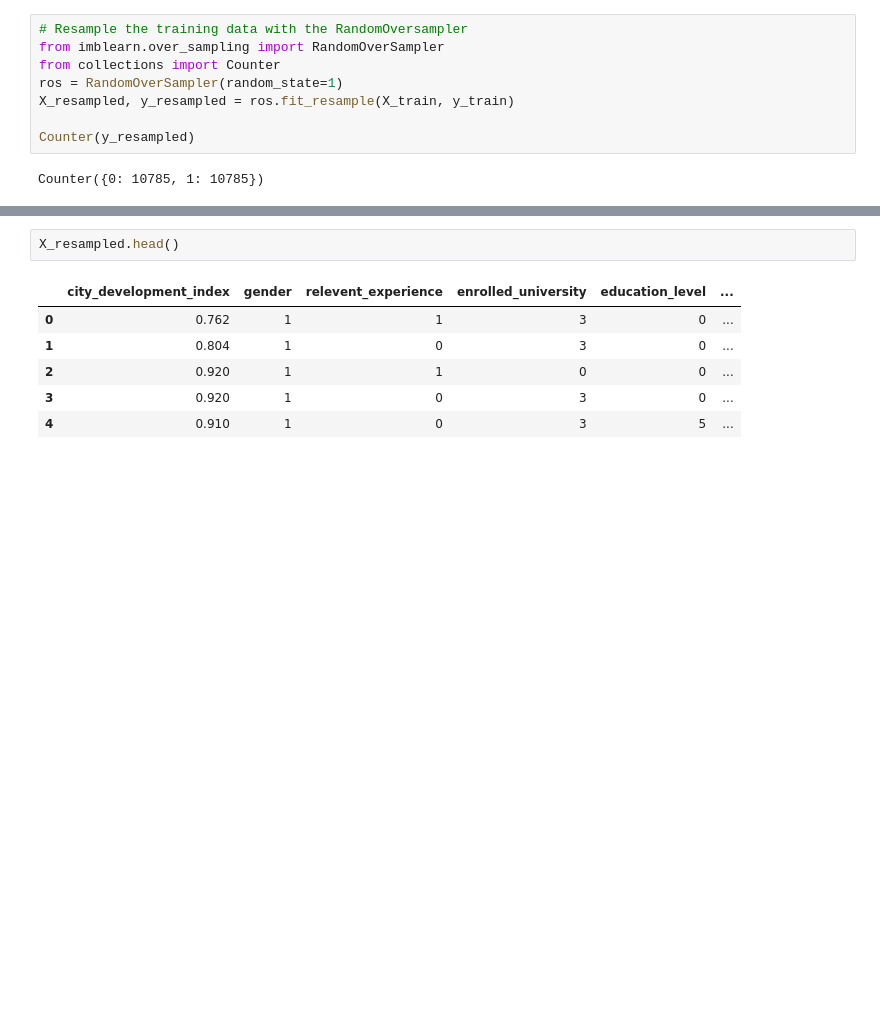
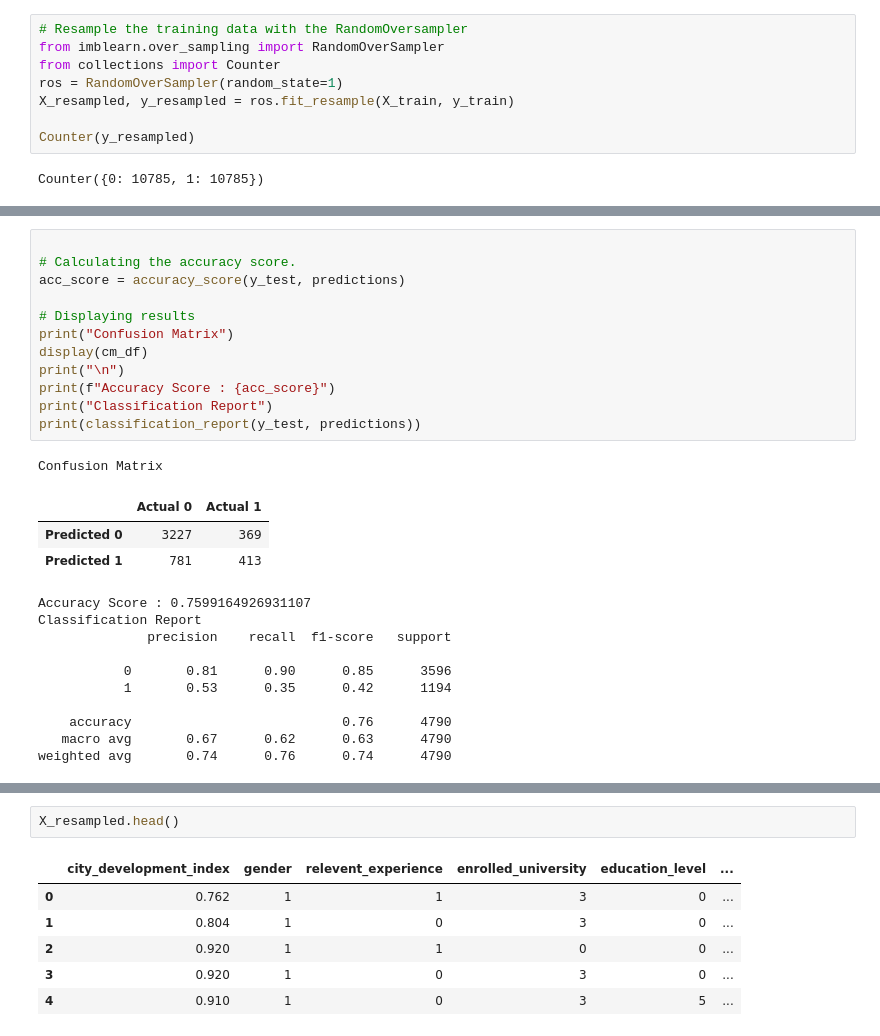
Before and after one commit to mermaidzhang/Job-Change-of-Data-Scientists, a Jupyter notebook: Segment2_code.ipynb, the cells around one changed output, grey strips where cells are left out. Drawn from its saved outputs; the diff is of its cells as text; blank space fills up the shorter version.

```diff
--- a/Segment2_code.ipynb
+++ b/Segment2_code.ipynb
@@ -613,0 +626,27 @@ Counter({0: 10785, 1: 10785})
+# %%
+
+# Calculating the accuracy score.
+acc_score = accuracy_score(y_test, predictions)
+
+# Displaying results
+print("Confusion Matrix")
+display(cm_df)
+print("\n")
+print(f"Accuracy Score : {acc_score}")
+print("Classification Report")
+print(classification_report(y_test, predictions))
+# %% [output]
+Confusion Matrix
+|  | Actual 0 | Actual 1 |
+| Predicted 0 | 3227 | 369 |
+| Predicted 1 | 781 | 413 |
+Accuracy Score : 0.7599164926931107
+Classification Report
+              precision    recall  f1-score   support
+
+           0       0.81      0.90      0.85      3596
+           1       0.53      0.35      0.42      1194
+
+    accuracy                           0.76      4790
+   macro avg       0.67      0.62      0.63      4790
+weighted avg       0.74      0.76      0.74      4790
```
Also changed, not shown: parts of 26 cells of this notebook.
